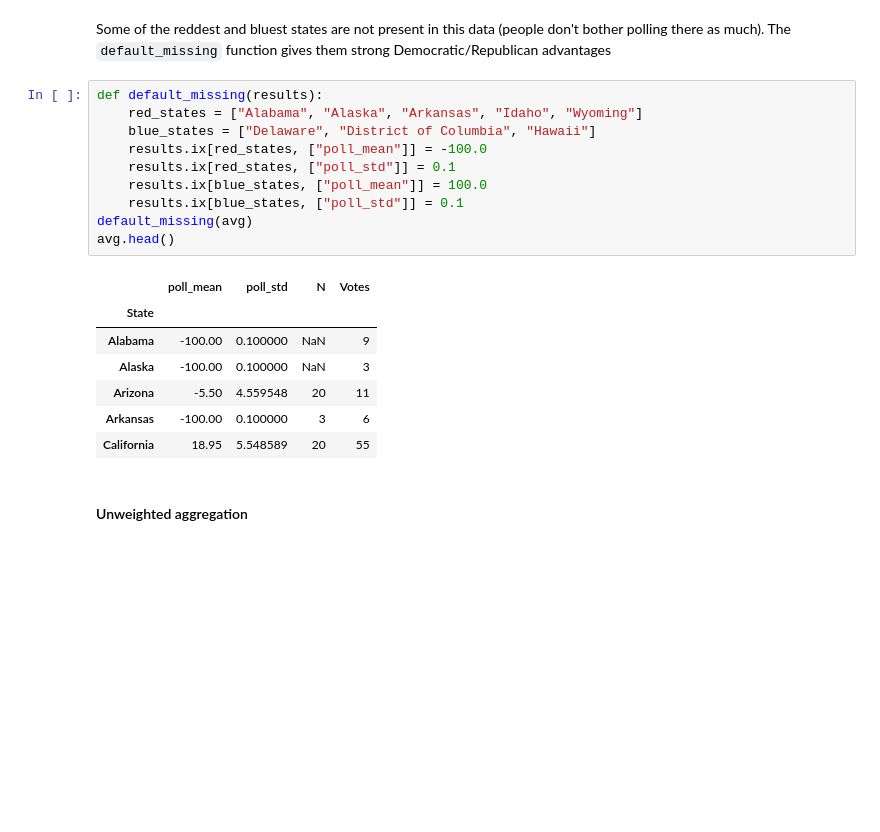
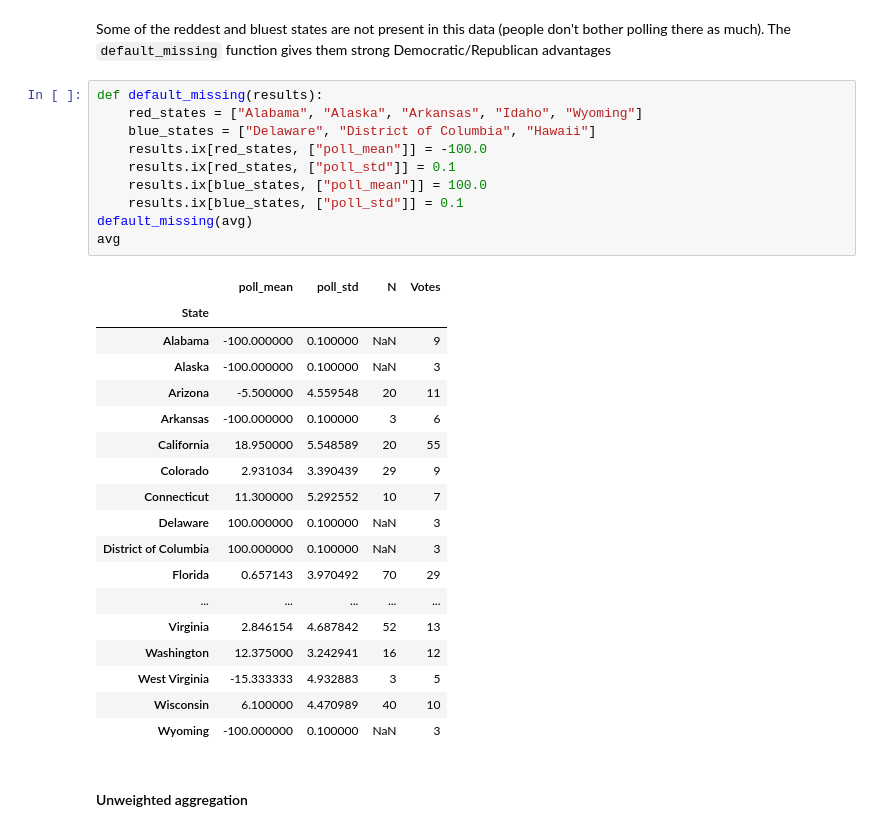
Before and after one commit to imantdaunhawer/content_2013, a Jupyter notebook: HW2.ipynb, the cells around one changed output. Drawn from its saved outputs; the diff is of its cells as text; blank space fills up the shorter version.

```diff
--- a/HW2.ipynb
+++ b/HW2.ipynb
@@ -1272,21 +1279,32 @@ Some of the reddest and bluest states are not present in this data (people don't
 # %%
 def default_missing(results):
     red_states = ["Alabama", "Alaska", "Arkansas", "Idaho", "Wyoming"]
     blue_states = ["Delaware", "District of Columbia", "Hawaii"]
     results.ix[red_states, ["poll_mean"]] = -100.0
     results.ix[red_states, ["poll_std"]] = 0.1
     results.ix[blue_states, ["poll_mean"]] = 100.0
     results.ix[blue_states, ["poll_std"]] = 0.1
 default_missing(avg)
-avg.head()
+avg
 # %% [output]
 |  | poll_mean | poll_std | N | Votes |
 | State |  |  |  |  |
-| Alabama | -100.00 | 0.100000 | NaN | 9 |
-| Alaska | -100.00 | 0.100000 | NaN | 3 |
-| Arizona | -5.50 | 4.559548 | 20 | 11 |
-| Arkansas | -100.00 | 0.100000 | 3 | 6 |
-| California | 18.95 | 5.548589 | 20 | 55 |
+| Alabama | -100.000000 | 0.100000 | NaN | 9 |
+| Alaska | -100.000000 | 0.100000 | NaN | 3 |
+| Arizona | -5.500000 | 4.559548 | 20 | 11 |
+| Arkansas | -100.000000 | 0.100000 | 3 | 6 |
+| California | 18.950000 | 5.548589 | 20 | 55 |
+| Colorado | 2.931034 | 3.390439 | 29 | 9 |
+| Connecticut | 11.300000 | 5.292552 | 10 | 7 |
+| Delaware | 100.000000 | 0.100000 | NaN | 3 |
+| District of Columbia | 100.000000 | 0.100000 | NaN | 3 |
+| Florida | 0.657143 | 3.970492 | 70 | 29 |
+| ... | ... | ... | ... | ... |
+| Virginia | 2.846154 | 4.687842 | 52 | 13 |
+| Washington | 12.375000 | 3.242941 | 16 | 12 |
+| West Virginia | -15.333333 | 4.932883 | 3 | 5 |
+| Wisconsin | 6.100000 | 4.470989 | 40 | 10 |
+| Wyoming | -100.000000 | 0.100000 | NaN | 3 |
 # %% [markdown]
 #### Unweighted aggregation
 # %% [markdown]
```
Also changed, not shown: parts of 14 cells of this notebook, 1 other file.
